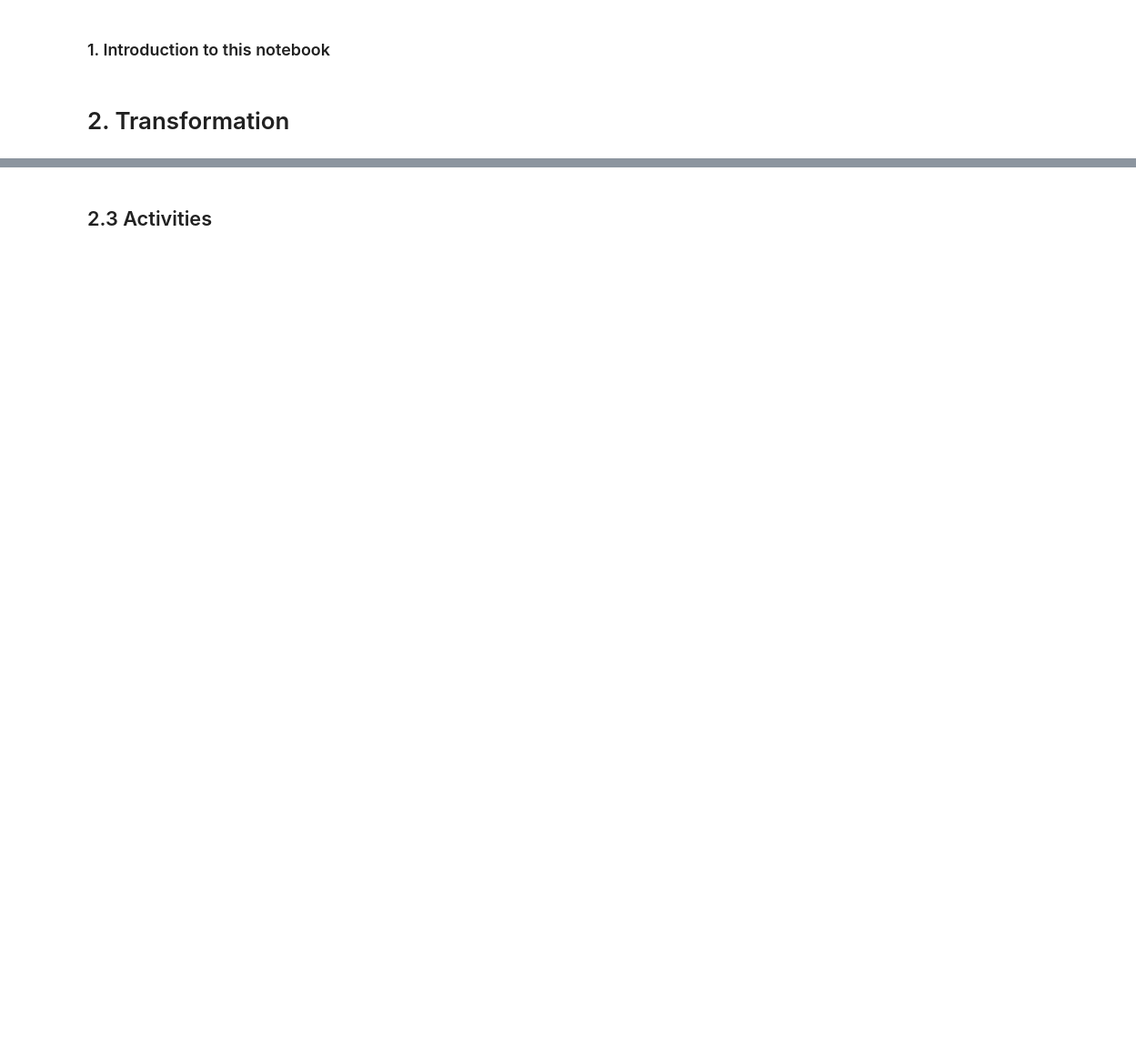
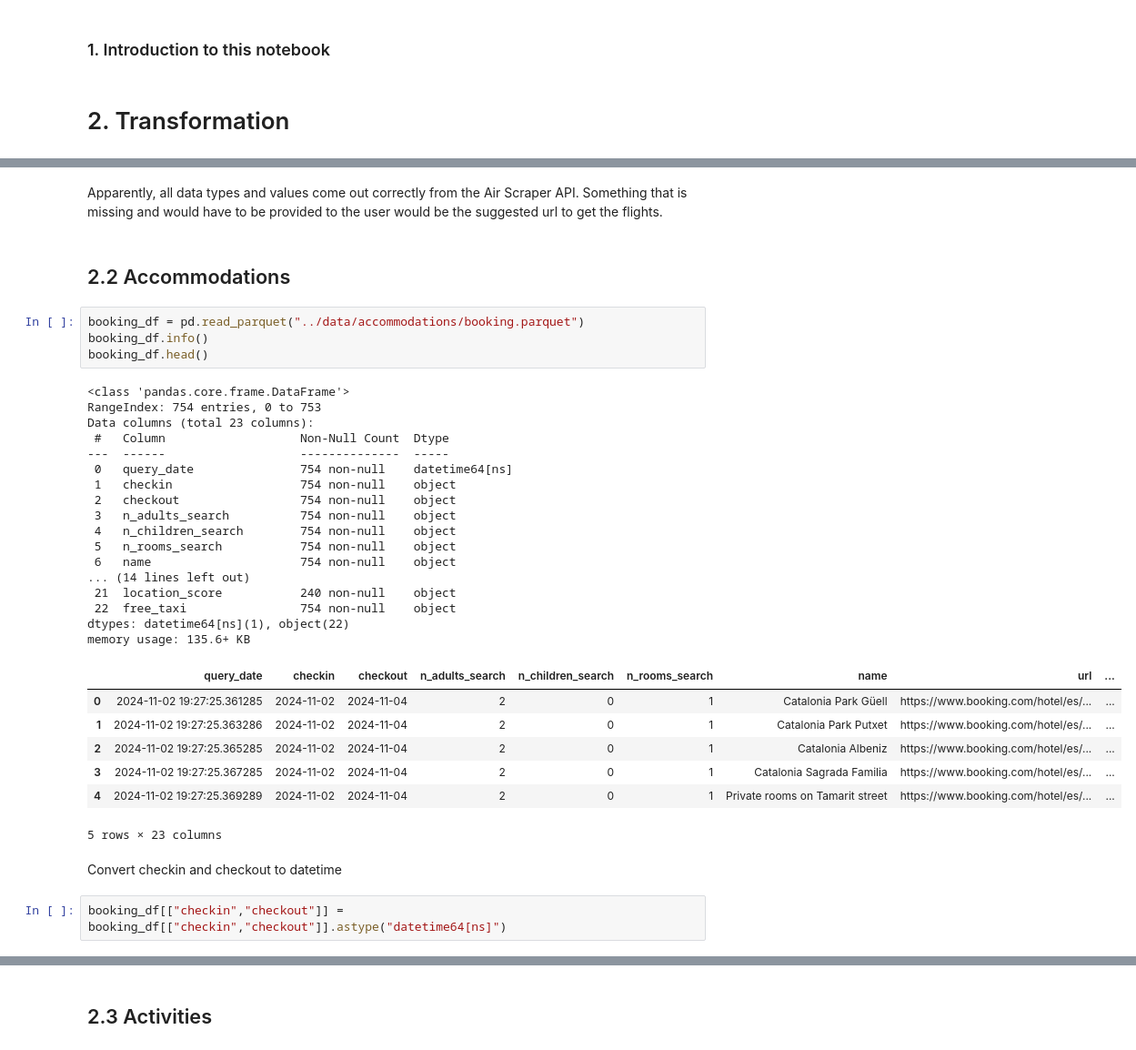
Before and after one commit to MiguelLopezVirues/travel_planner, a Jupyter notebook: notebooks/2_data_transformation.ipynb, the cells around one changed output, grey strips where cells are left out. Shown: that part at 91% size. Saved outputs shown, nothing was run; the diff lists cells and outputs as text; blank space fills up the shorter version.

```diff
--- a/notebooks/2_data_transformation.ipynb
+++ b/notebooks/2_data_transformation.ipynb
@@ -6,0 +40,37 @@
+# %% [markdown]
+Apparently, all data types and values come out correctly from the Air Scraper API. Something that is missing and would have to be provided to the user would be the suggested url to get the flights.
+# %% [markdown]
+## 2.2 Accommodations
+# %%
+booking_df = pd.read_parquet("../data/accommodations/booking.parquet")
+booking_df.info()
+booking_df.head()
+# %% [output]
+<class 'pandas.core.frame.DataFrame'>
+RangeIndex: 754 entries, 0 to 753
+Data columns (total 23 columns):
+ #   Column                   Non-Null Count  Dtype
+---  ------                   --------------  -----
+ 0   query_date               754 non-null    datetime64[ns]
+ 1   checkin                  754 non-null    object
+ 2   checkout                 754 non-null    object
+ 3   n_adults_search          754 non-null    object
+ 4   n_children_search        754 non-null    object
+ 5   n_rooms_search           754 non-null    object
+ 6   name                     754 non-null    object
+... (14 lines left out)
+ 21  location_score           240 non-null    object
+ 22  free_taxi                754 non-null    object
+dtypes: datetime64[ns](1), object(22)
+memory usage: 135.6+ KB
+|  | query_date | checkin | checkout | n_adults_search | n_children_search | n_rooms_search | name | url | ... |
+| 0 | 2024-11-02 19:27:25.361285 | 2024-11-02 | 2024-11-04 | 2 | 0 | 1 | Catalonia Park Güell | https://www.booking.com/hotel/es/... | ... |
+| 1 | 2024-11-02 19:27:25.363286 | 2024-11-02 | 2024-11-04 | 2 | 0 | 1 | Catalonia Park Putxet | https://www.booking.com/hotel/es/... | ... |
+| 2 | 2024-11-02 19:27:25.365285 | 2024-11-02 | 2024-11-04 | 2 | 0 | 1 | Catalonia Albeniz | https://www.booking.com/hotel/es/... | ... |
+| 3 | 2024-11-02 19:27:25.367285 | 2024-11-02 | 2024-11-04 | 2 | 0 | 1 | Catalonia Sagrada Familia | https://www.booking.com/hotel/es/... | ... |
+| 4 | 2024-11-02 19:27:25.369289 | 2024-11-02 | 2024-11-04 | 2 | 0 | 1 | Private rooms on Tamarit street | https://www.booking.com/hotel/es/... | ... |
+5 rows × 23 columns
+# %% [markdown]
+Convert checkin and checkout to datetime
+# %%
+booking_df[["checkin","checkout"]] = booking_df[["checkin","checkout"]].astype("datetime64[ns]")
```
Also changed, not shown: parts of 21 cells of this notebook, 3 other files.
